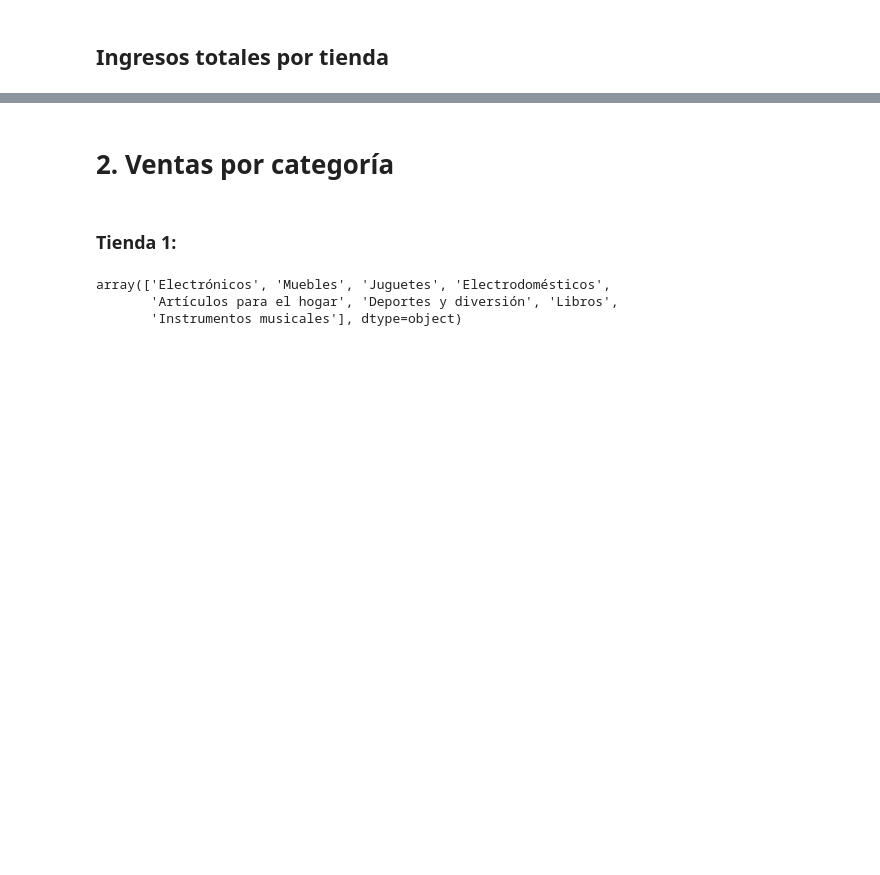
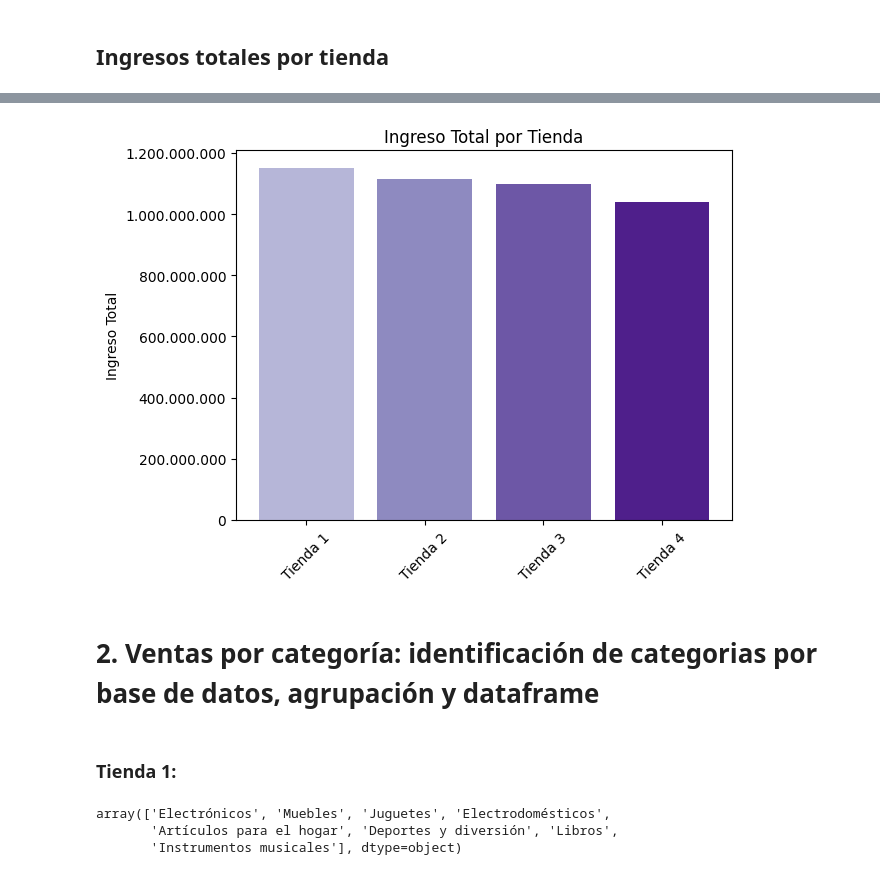
Before and after one commit to ValentinaQuinteroC/ALURA_STORE1, a Jupyter notebook: AluraStoreLatam.ipynb, the cells around one changed output, grey strips where cells are left out. Drawn from its saved outputs; the diff is of its cells as text; code cells hidden in the pictures; blank space fills up the shorter version.

```diff
--- a/AluraStoreLatam.ipynb
+++ b/AluraStoreLatam.ipynb
@@ -147,5 +147,30 @@ df_ingresos_totales
+# %%
+import matplotlib.pyplot as plt
+import matplotlib.ticker as ticker
+import numpy as np
+
+tiendas = df_ingresos_totales["Tienda"]
+ingresos = df_ingresos_totales["Ingreso Total"]
+
+n = len(tiendas)
+
+colors = plt.cm.Purples(np.linspace(0.4, 0.9, n))
+
+fig, ax = plt.subplots()
+
+ax.bar(tiendas, ingresos, color=colors)
+
+ax.set_ylabel('Ingreso Total')
+ax.set_title('Ingreso Total por Tienda')
+ax.yaxis.set_major_formatter(ticker.FuncFormatter(lambda x, pos: f"{x:,.0f}".replace(",", ".")))
+
+plt.xticks(rotation=45)
+
+plt.show()
+# %% [output]
+[figure, added]
 # %% [markdown]
-# 2. Ventas por categoría
+# 2. Ventas por categoría: identificación de categorias por base de datos, agrupación y dataframe
 # %% [markdown]
 ### Tienda 1:
 # %%
```
Also changed, not shown: parts of 37 cells of this notebook.
